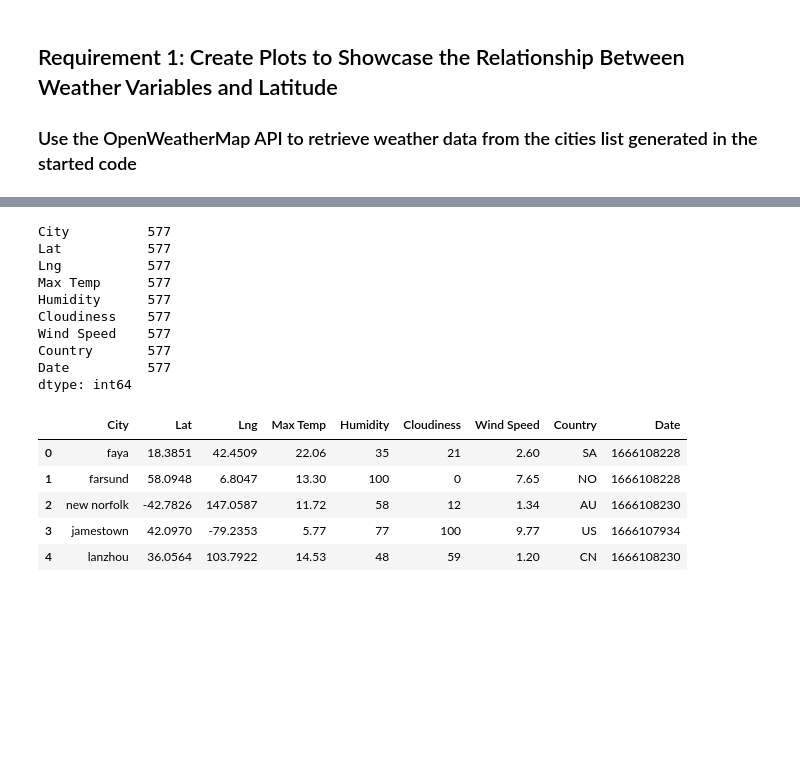
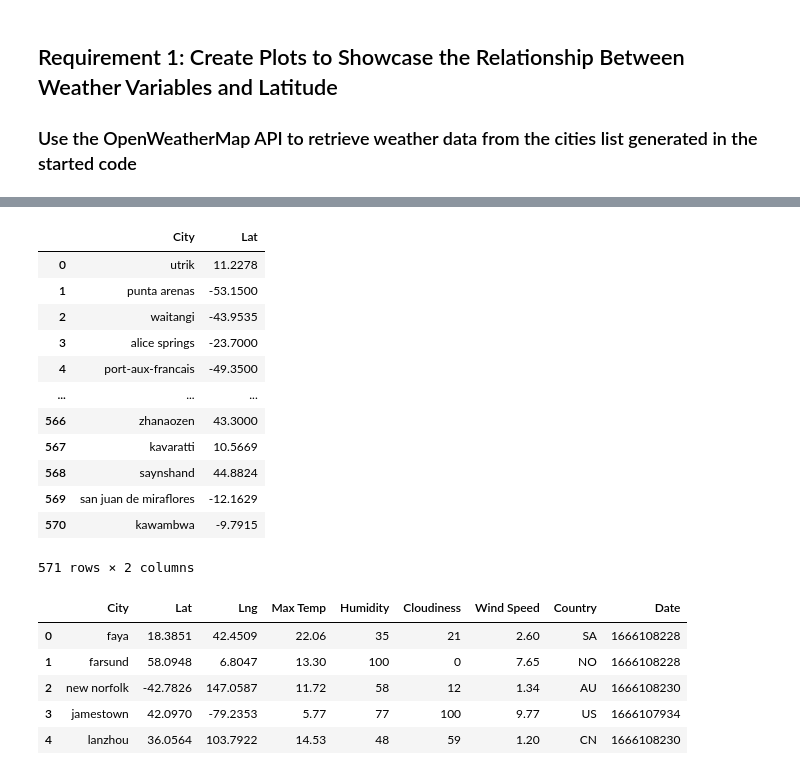
Before and after one commit to cwolf1424/Python-API-Challenge, a Jupyter notebook: WeatherPy/WeatherPy.ipynb, the cells around one changed output, grey strips where cells are left out. Saved outputs shown, nothing was run; the diff lists cells and outputs as text; code cells hidden in the pictures; blank space fills up the shorter version.

Commit message:
Data pull test working

```diff
--- a/WeatherPy/WeatherPy.ipynb
+++ b/WeatherPy/WeatherPy.ipynb
@@ -58,7 +58,7 @@ Number of cities in the list: 598
 ### Use the OpenWeatherMap API to retrieve weather data from the cities list generated in the started code
 # %%
 # Set the API base URL
-url = # YOUR CODE HERE
+url = "https://api.openweathermap.org/data/2.5/weather?"
 
 # Define an empty list to fetch the weather data for each city
 city_data = []
@@ -80,7 +80,7 @@ for i, city in enumerate(cities):
         record_count = 0
 
     # Create endpoint URL with each city
-    city_url = # YOUR CODE HERE
+    city_url = url + "appid=" + weather_api_key + "&q=" + city
 
     # Log the url, record, and set numbers
     print("Processing Record %s of Set %s | %s" % (record_count, set_count, city))
@@ -91,28 +91,29 @@ for i, city in enumerate(cities):
     # Run an API request for each of the cities
     try:
         # Parse the JSON and retrieve data
-        city_weather = # YOUR CODE HERE
+        city_weather = requests.get(city_url).json()
 
         # Parse out latitude, longitude, max temp, humidity, cloudiness, wind speed, country, and date
-        city_lat = # YOUR CODE HERE
-        city_lng = # YOUR CODE HERE
-        city_max_temp = # YOUR CODE HERE
-        city_humidity = # YOUR CODE HERE
-        city_clouds = # YOUR CODE HERE
-        city_wind = # YOUR CODE HERE
-        city_country = # YOUR CODE HERE
-        city_date = # YOUR CODE HERE
+        city_lat = city_weather["coord"]["lat"]
+        #city_lng = # YOUR CODE HERE
+        #city_max_temp = # YOUR CODE HERE
+        #city_humidity = # YOUR CODE HERE
+        #city_clouds = # YOUR CODE HERE
+        #city_wind = # YOUR CODE HERE
+        #city_country = # YOUR CODE HERE
+        #city_date = # YOUR CODE HERE
 
         # Append the City information into city_data list
         city_data.append({"City": city,
                           "Lat": city_lat,
-                          "Lng": city_lng,
-                          "Max Temp": city_max_temp,
-                          "Humidity": city_humidity,
-                          "Cloudiness": city_clouds,
-                          "Wind Speed": city_wind,
-                          "Country": city_country,
-                          "Date": city_date})
+                          #"Lng": city_lng,
+                          #"Max Temp": city_max_temp,
+                          #"Humidity": city_humidity,
+                          #"Cloudiness": city_clouds,
+                          #"Wind Speed": city_wind,
+                          #"Country": city_country,
+                          #"Date": city_date
+                          })
 
     # If an error is experienced, skip the city
     except:
@@ -143,21 +144,24 @@ Data Retrieval Complete
 -----------------------------
 # %%
 # Convert the cities weather data into a Pandas DataFrame
-city_data_df = # YOUR CODE HERE
-
+city_data_df = pd.DataFrame(city_data)
+city_data_df
 # Show Record Count
-city_data_df.count()
+#city_data_df.count()
 # %% [output]
+|  | City | Lat |
+| 0 | utrik | 11.2278 |
+| 1 | punta arenas | -53.1500 |
+| 2 | waitangi | -43.9535 |
+| 3 | alice springs | -23.7000 |
+| 4 | port-aux-francais | -49.3500 |
+| ... | ... | ... |
+| 566 | zhanaozen | 43.3000 |
+| 567 | kavaratti | 10.5669 |
+| 568 | saynshand | 44.8824 |
+| 569 | san juan de miraflores | -12.1629 |
+| 570 | kawambwa | -9.7915 |
-City          577
-Lat           577
-Lng           577
-Max Temp      577
-Humidity      577
-Cloudiness    577
-Wind Speed    577
-Country       577
-Date          577
-dtype: int64
+571 rows × 2 columns
 # %%
 # Display sample data
 city_data_df.head()
```
Also changed, not shown: parts of 1 cell of this notebook.
